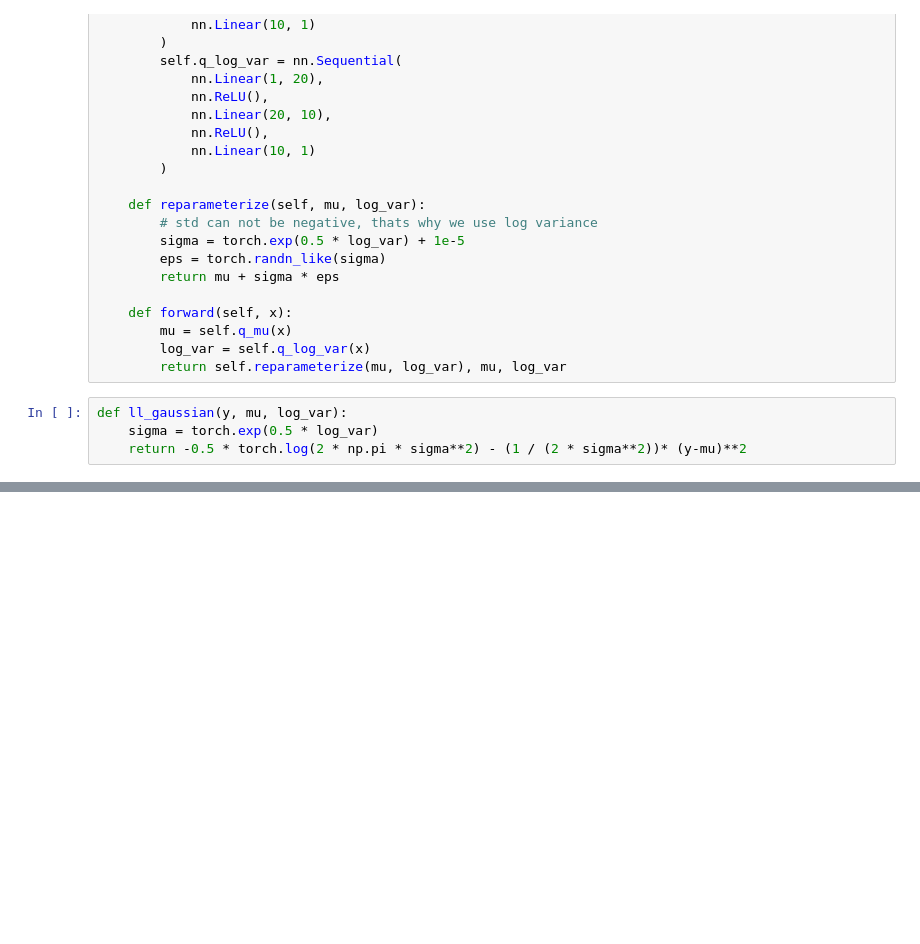
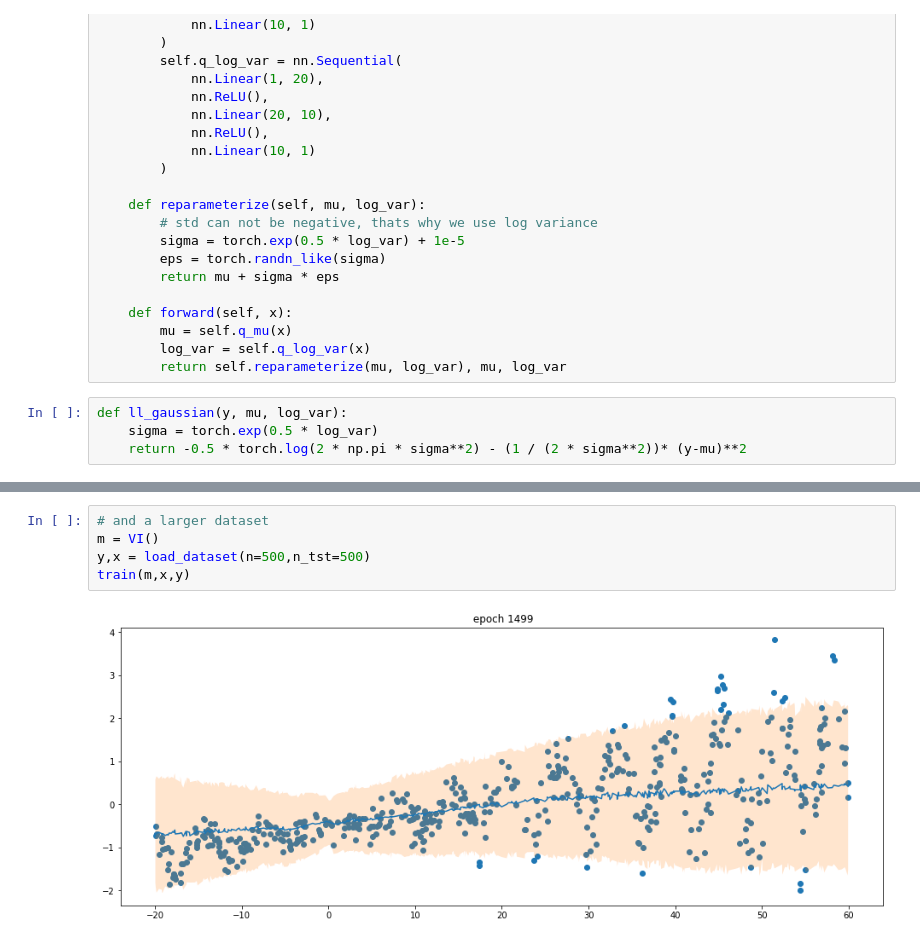
Before and after one commit to EastbayML/VariationalInference, a Jupyter notebook: VariationalInference.ipynb, the cells around one changed output, grey strips where cells are left out. Saved outputs shown, nothing was run; the diff lists cells and outputs as text; blank space fills up the shorter version.

```diff
--- a/VariationalInference.ipynb
+++ b/VariationalInference.ipynb
@@ -149,0 +135,7 @@ for dataset in range(ndatasets):
+# %%
+# and a larger dataset
+m = VI()
+y,x = load_dataset(n=500,n_tst=500)
+train(m,x,y)
+# %% [output]
+[figure, added]
```
Also changed, not shown: parts of 10 cells of this notebook.
